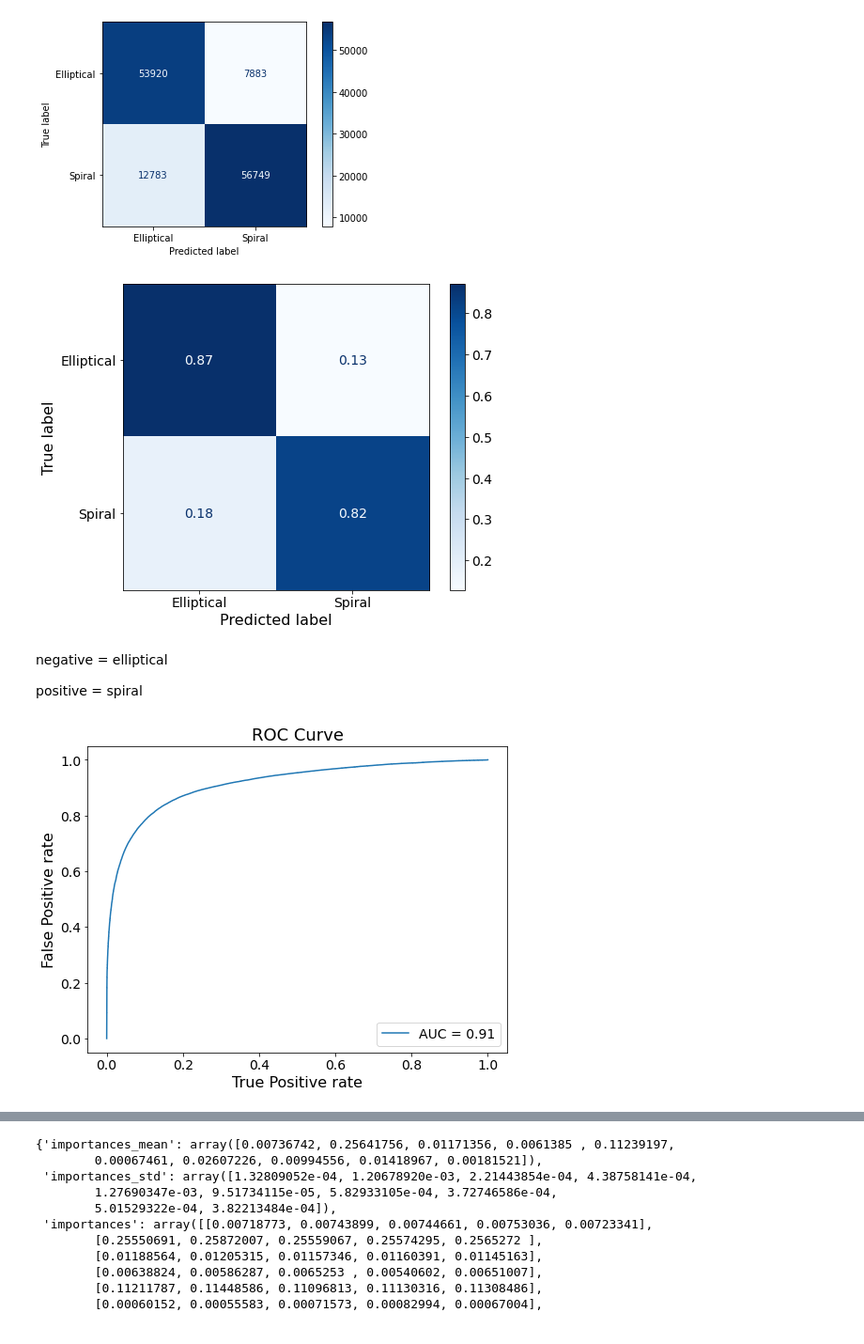
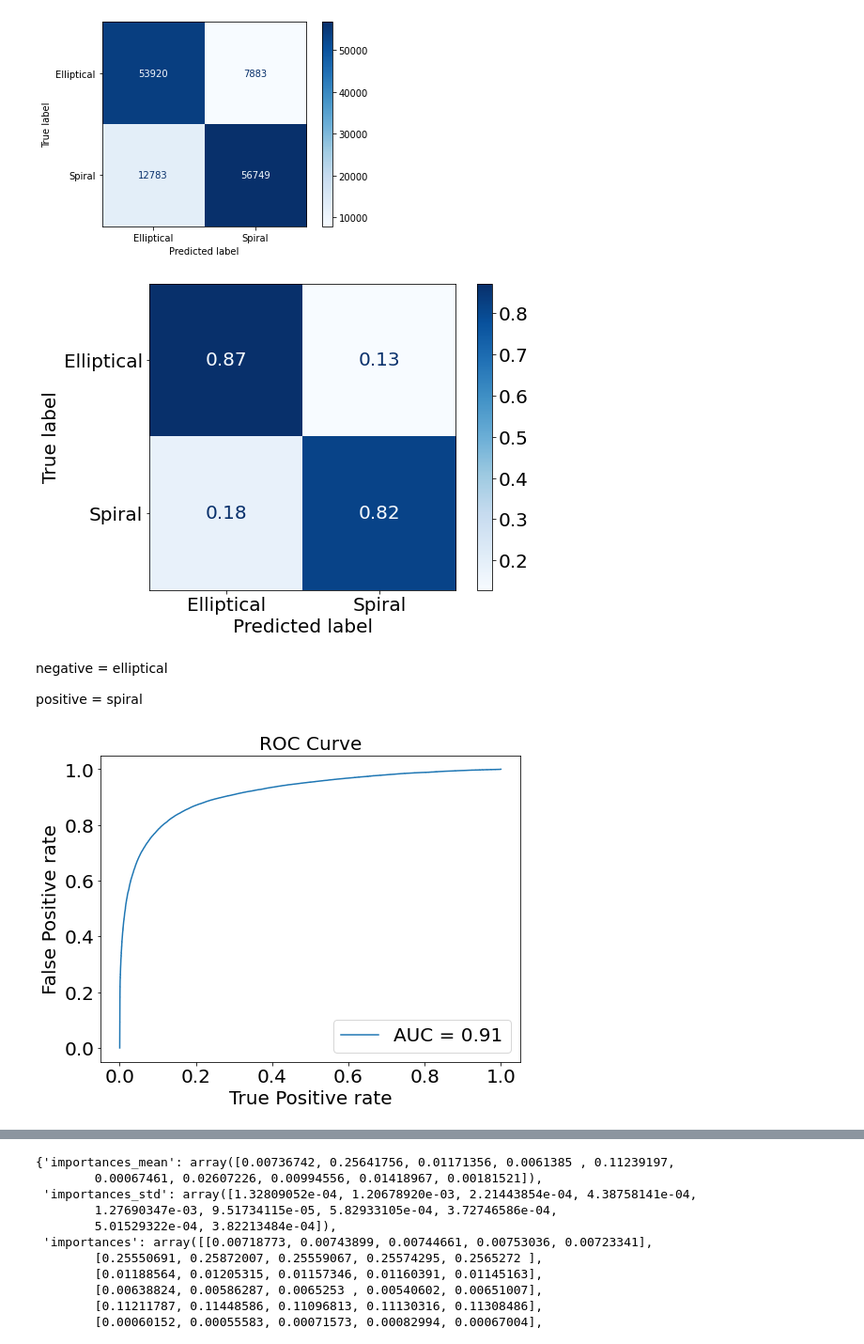
Before and after one commit to supakarn-t/Classify-Galaxy-by-SVM, a Jupyter notebook: SVM_color.ipynb, the cells around one changed output, grey strips where cells are left out. Shown at 94% size. Drawn from its saved outputs; the diff is of its cells as text; code cells hidden in the pictures.

```diff
--- a/SVM_color.ipynb
+++ b/SVM_color.ipynb
@@ -131,16 +131,16 @@ plt.show()
 # %%
 fig, ax = plt.subplots(figsize=(8, 6))
 ConfusionMatrixDisplay.from_predictions(
     y_test, y_pred, cmap='Blues', normalize='true', display_labels=label_name, ax=ax)
 
 
-ax.set_xlabel('Predicted label', fontdict={'size':'16'})
-ax.set_ylabel('True label', fontdict={'size':'16'})
-ax.tick_params(axis='both', labelsize=14)
+ax.set_xlabel('Predicted label', fontdict={'size':'20'})
+ax.set_ylabel('True label', fontdict={'size':'20'})
+ax.tick_params(axis='both', labelsize=20)
 
 plt.show()
 # %% [output]
-[figure, old version]
+[figure, new version]
 # %% [markdown]
 negative = elliptical
 
@@ -182,15 +182,15 @@ fpr, tpr, _ = roc_curve(y_test, y_score, pos_label=svm.classes_[1])
 roc_auc = metrics.auc(fpr, tpr)
 roc_display = RocCurveDisplay(fpr=fpr, tpr=tpr, roc_auc=roc_auc).plot(ax=ax)
 
-plt.rcParams.update({'font.size': 14})
-plt.tick_params(axis='both', labelsize=14)
-plt.xlabel('True Positive rate', fontdict={'size':'16'})
-plt.ylabel('False Positive rate', fontdict={'size':'16'})
-plt.title('ROC Curve', size=18)
+plt.rcParams.update({'font.size': 20})
+plt.tick_params(axis='both', labelsize=20)
+plt.xlabel('True Positive rate', fontdict={'size':'20'})
+plt.ylabel('False Positive rate', fontdict={'size':'20'})
+plt.title('ROC Curve', size=20)
 
 plt.show()
 # %% [output]
-[figure, old version]
+[figure, new version]
 # %%
 from sklearn.metrics import precision_recall_curve
 from sklearn.metrics import PrecisionRecallDisplay
```
Also changed, not shown: parts of 2 cells of this notebook.
